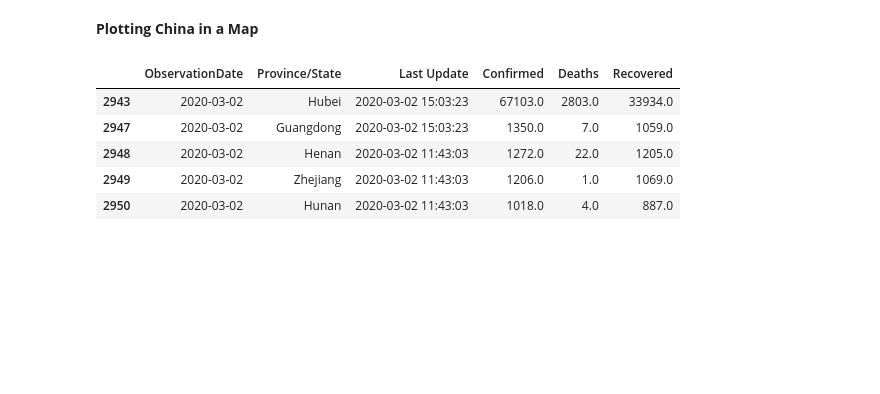
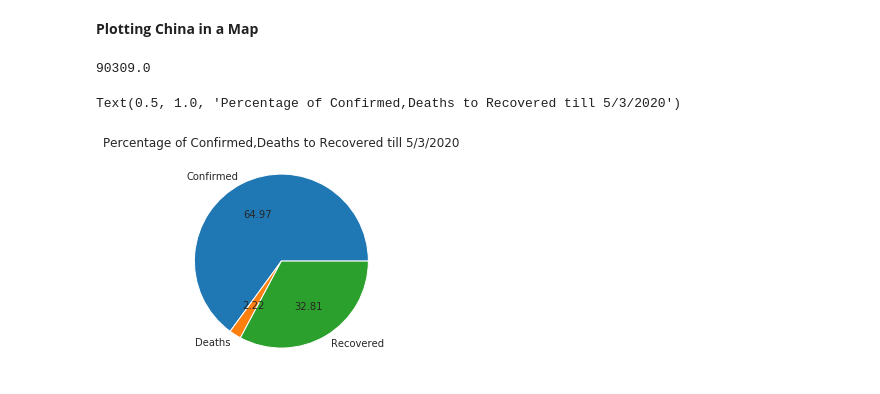
Before and after one commit to rajdip11/Exploratory-Data-Analysis, a Jupyter notebook: Analysis_of_COVID19.ipynb, the cells around one changed output. Cells and saved outputs as stored; diff of their text form; code cells hidden in the pictures; blank space fills up the shorter version.

```diff
--- a/Analysis_of_COVID19.ipynb
+++ b/Analysis_of_COVID19.ipynb
@@ -316,12 +316,13 @@ styles = [
 **Plotting China in a Map**
 # %%
 current_data_of_china = grouped_data.get_group('Mainland China')
-# %%
-current_data_of_china.head()
-# %% [output]
-|  | ObservationDate | Province/State | Last Update | Confirmed | Deaths | Recovered |
-| 2943 | 2020-03-02 | Hubei | 2020-03-02 15:03:23 | 67103.0 | 2803.0 | 33934.0 |
-| 2947 | 2020-03-02 | Guangdong | 2020-03-02 15:03:23 | 1350.0 | 7.0 | 1059.0 |
-| 2948 | 2020-03-02 | Henan | 2020-03-02 11:43:03 | 1272.0 | 22.0 | 1205.0 |
-| 2949 | 2020-03-02 | Zhejiang | 2020-03-02 11:43:03 | 1206.0 | 1.0 | 1069.0 |
-| 2950 | 2020-03-02 | Hunan | 2020-03-02 11:43:03 | 1018.0 | 4.0 | 887.0 |
+# %%
+latest_data.Confirmed.sum()
+# %% [output]
+90309.0
+# %%
+plt.pie([latest_data.Confirmed.sum(),latest_data.Deaths.sum(),latest_data.Recovered.sum()],autopct='%3.2f',labels=['Confirmed','Deaths','Recovered'])
+plt.title('Percentage of Confirmed,Deaths to Recovered till 5/3/2020')
+# %% [output]
+Text(0.5, 1.0, 'Percentage of Confirmed,Deaths to Recovered till 5/3/2020')
+[figure, added]
```
